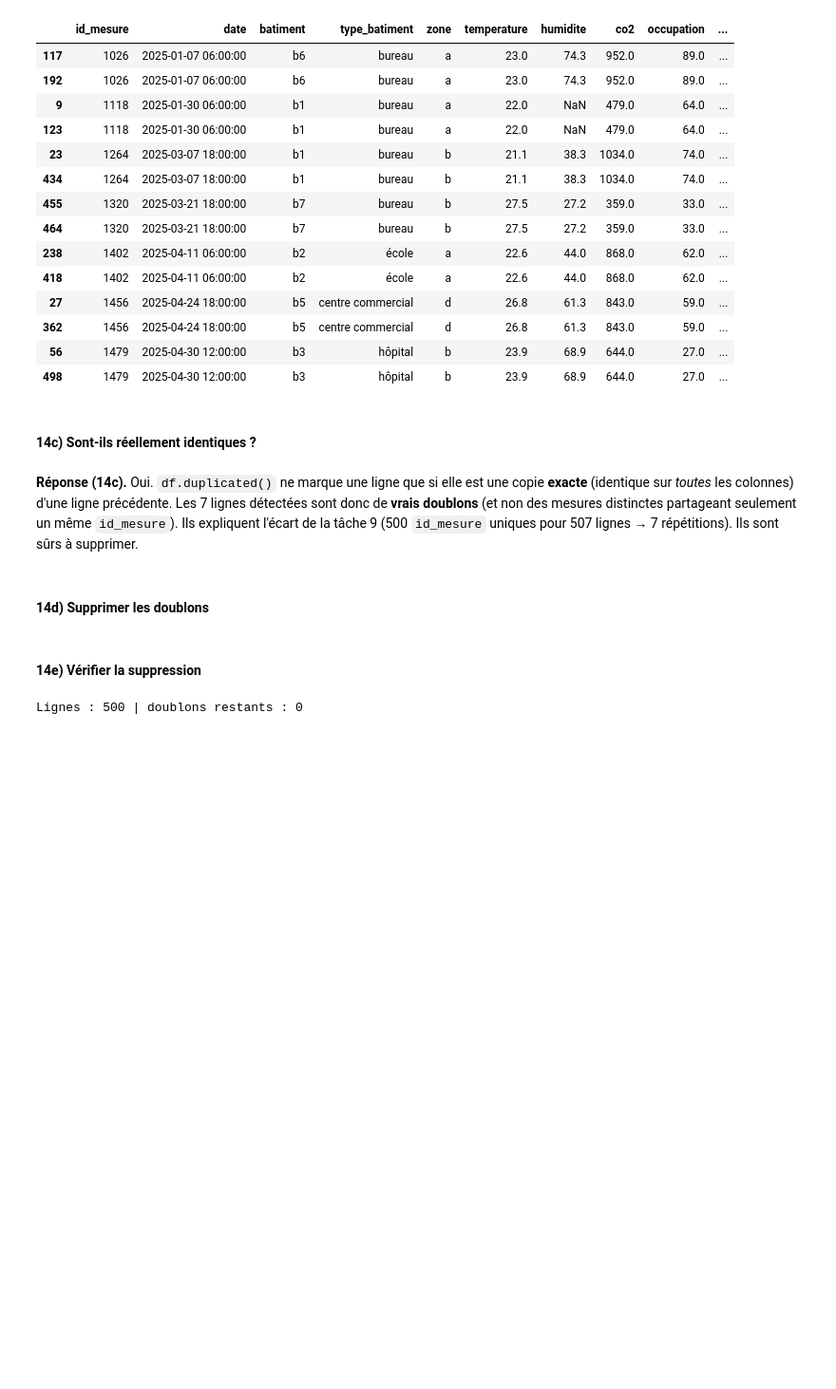
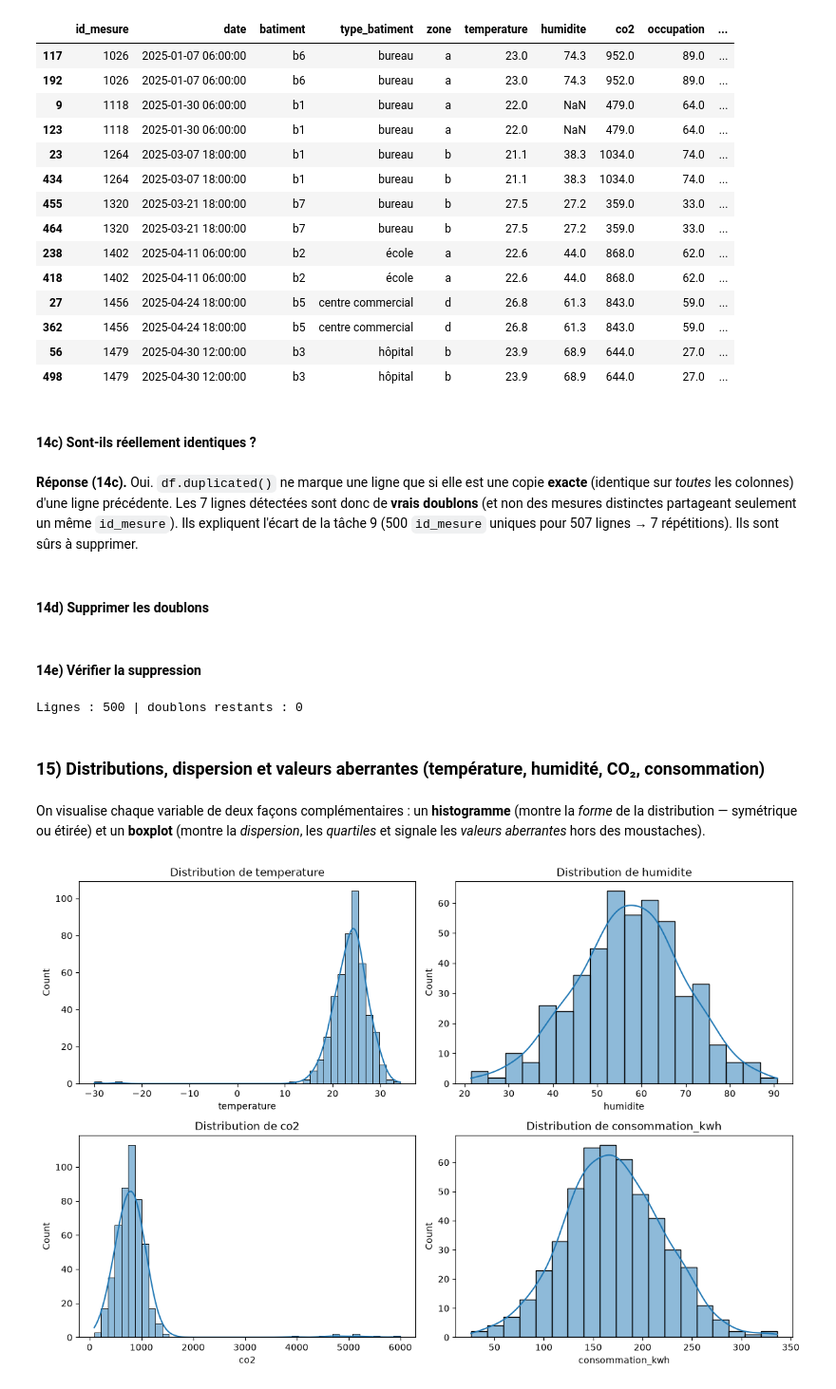
Before and after one commit to khadija470/atelier_prepa_donnees_tab, a Jupyter notebook: notebooks/atelier_prepa_donnees_tab.ipynb, the cells around one changed output. Shown at 95% size. Cells and saved outputs as stored; diff of their text form; code cells hidden in the pictures; blank space fills up the shorter version.

```diff
--- a/notebooks/atelier_prepa_donnees_tab.ipynb
+++ b/notebooks/atelier_prepa_donnees_tab.ipynb
@@ -608,3 +608,22 @@ df = df.drop_duplicates().reset_index(drop=True)
 print("Lignes :", len(df), "| doublons restants :", df.duplicated().sum())
 # %% [output]
 Lignes : 500 | doublons restants : 0
+# %% [markdown]
+### 15) Distributions, dispersion et valeurs aberrantes (température, humidité, CO₂, consommation)
+# %% [markdown]
+On visualise chaque variable de deux façons complémentaires : un **histogramme** (montre la *forme* de la distribution — symétrique ou étirée) et un **boxplot** (montre la *dispersion*, les *quartiles* et signale les *valeurs aberrantes* hors des moustaches).
+# %%
+import matplotlib.pyplot as plt
+import seaborn as sns
+
+vars_num = ["temperature", "humidite", "co2", "consommation_kwh"]
+
+# Histogrammes (forme des distributions)
+fig, axes = plt.subplots(2, 2, figsize=(12, 8))
+for ax, col in zip(axes.flat, vars_num):
+    sns.histplot(df[col], kde=True, ax=ax)
+    ax.set_title(f"Distribution de {col}")
+plt.tight_layout()
+plt.show()
+# %% [output]
+[figure, added]
```
Also changed, not shown: parts of 1 cell of this notebook.
